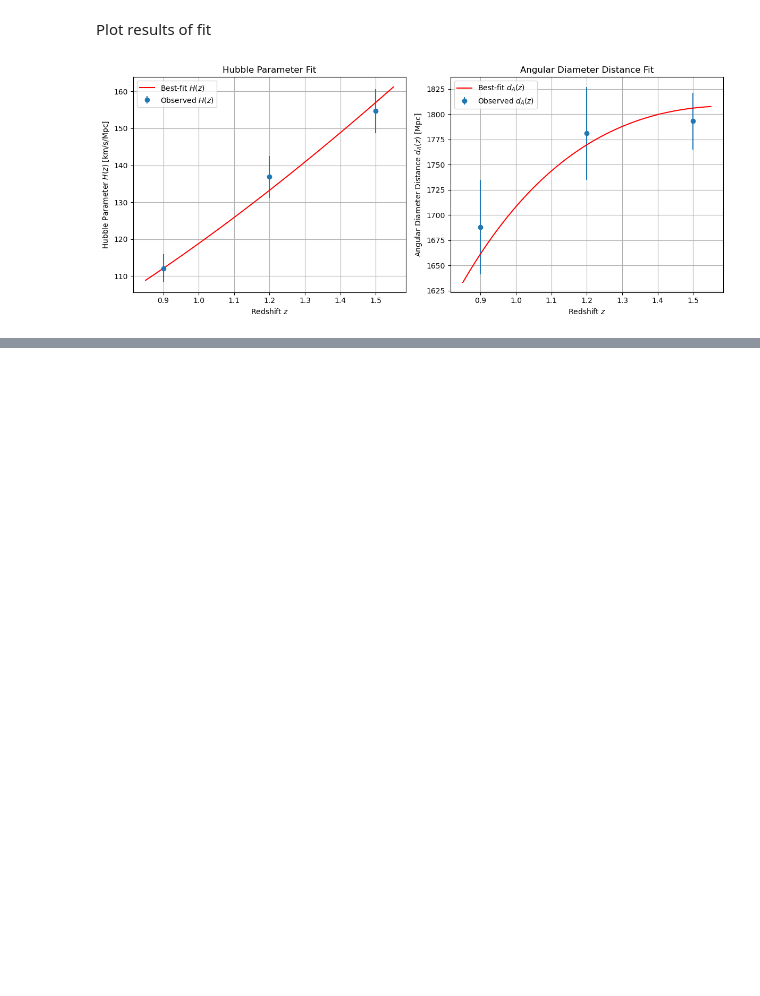
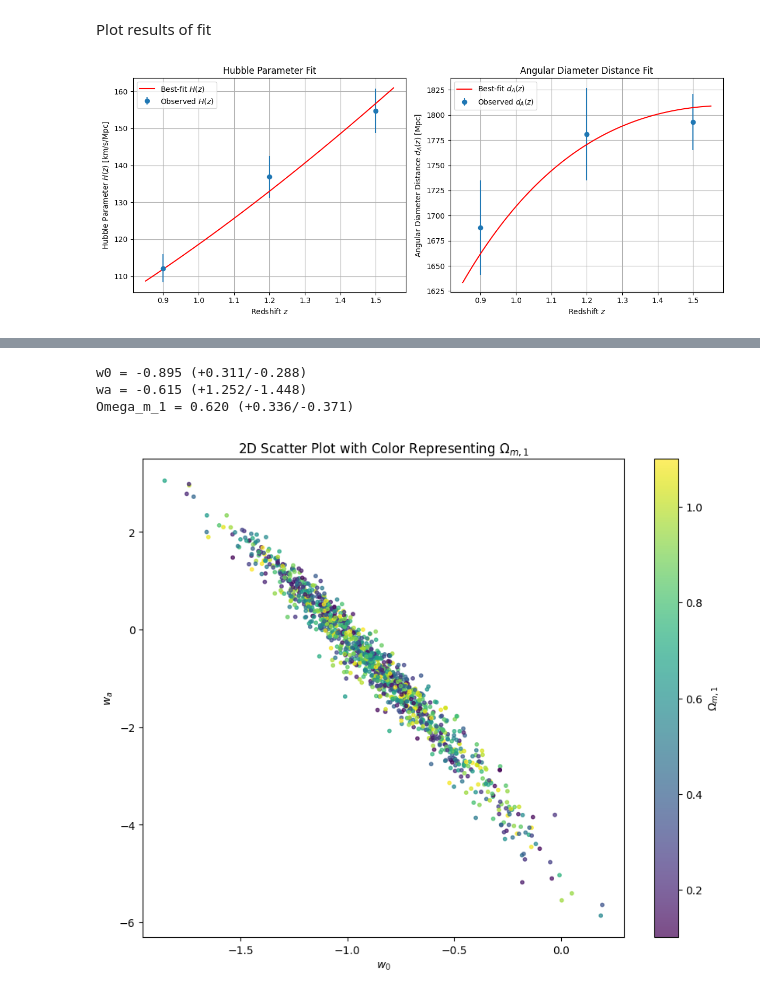
Before and after one commit to lbarazza/Cosmo-1, a Jupyter notebook: assignment2_clean.ipynb, the cells around one changed output, grey strips where cells are left out. Saved outputs shown, nothing was run; the diff lists cells and outputs as text; code cells hidden in the pictures; blank space fills up the shorter version.

```diff
--- a/assignment2_clean.ipynb
+++ b/assignment2_clean.ipynb
@@ -221,0 +401,36 @@ Min Chi² Sample:
+# %%
+import matplotlib.pyplot as plt
+
+# Extract the samples
+samples = sampler.get_chain(discard=100, thin=10, flat=True)
+
+# Compute percentiles for w0, wa, and Omega_m_1
+w0_16, w0_50, w0_84 = np.percentile(samples[:, 0], [16, 50, 84])
+wa_16, wa_50, wa_84 = np.percentile(samples[:, 1], [16, 50, 84])
+Omega_m_1_16, Omega_m_1_50, Omega_m_1_84 = np.percentile(samples[:, 2], [16, 50, 84])
+
+# Print results
+print(f"w0 = {w0_50:.3f} (+{w0_84 - w0_50:.3f}/-{w0_50 - w0_16:.3f})")
+print(f"wa = {wa_50:.3f} (+{wa_84 - wa_50:.3f}/-{wa_50 - wa_16:.3f})")
+print(f"Omega_m_1 = {Omega_m_1_50:.3f} (+{Omega_m_1_84 - Omega_m_1_50:.3f}/-{Omega_m_1_50 - Omega_m_1_16:.3f})")
+
+# Create a 2D scatter plot with color representing Omega_m_1
+plt.figure(figsize=(10, 8))
+sc = plt.scatter(samples[:, 0], samples[:, 1], c=samples[:, 2], cmap='viridis', s=10, alpha=0.7)
+
+# Add a colorbar to show the scale of Omega_m_1
+cbar = plt.colorbar(sc)
+cbar.set_label(r"$\Omega_{m,1}$")
+
+# Label the axes
+plt.xlabel(r"$w_0$")
+plt.ylabel(r"$w_a$")
+plt.title("2D Scatter Plot with Color Representing $\Omega_{m,1}$")
+
+# Show the plot
+plt.show()
+# %% [output]
+w0 = -0.895 (+0.311/-0.288)
+wa = -0.615 (+1.252/-1.448)
+Omega_m_1 = 0.620 (+0.336/-0.371)
+[figure, added]
```
Also changed, not shown: parts of 15 cells of this notebook.
